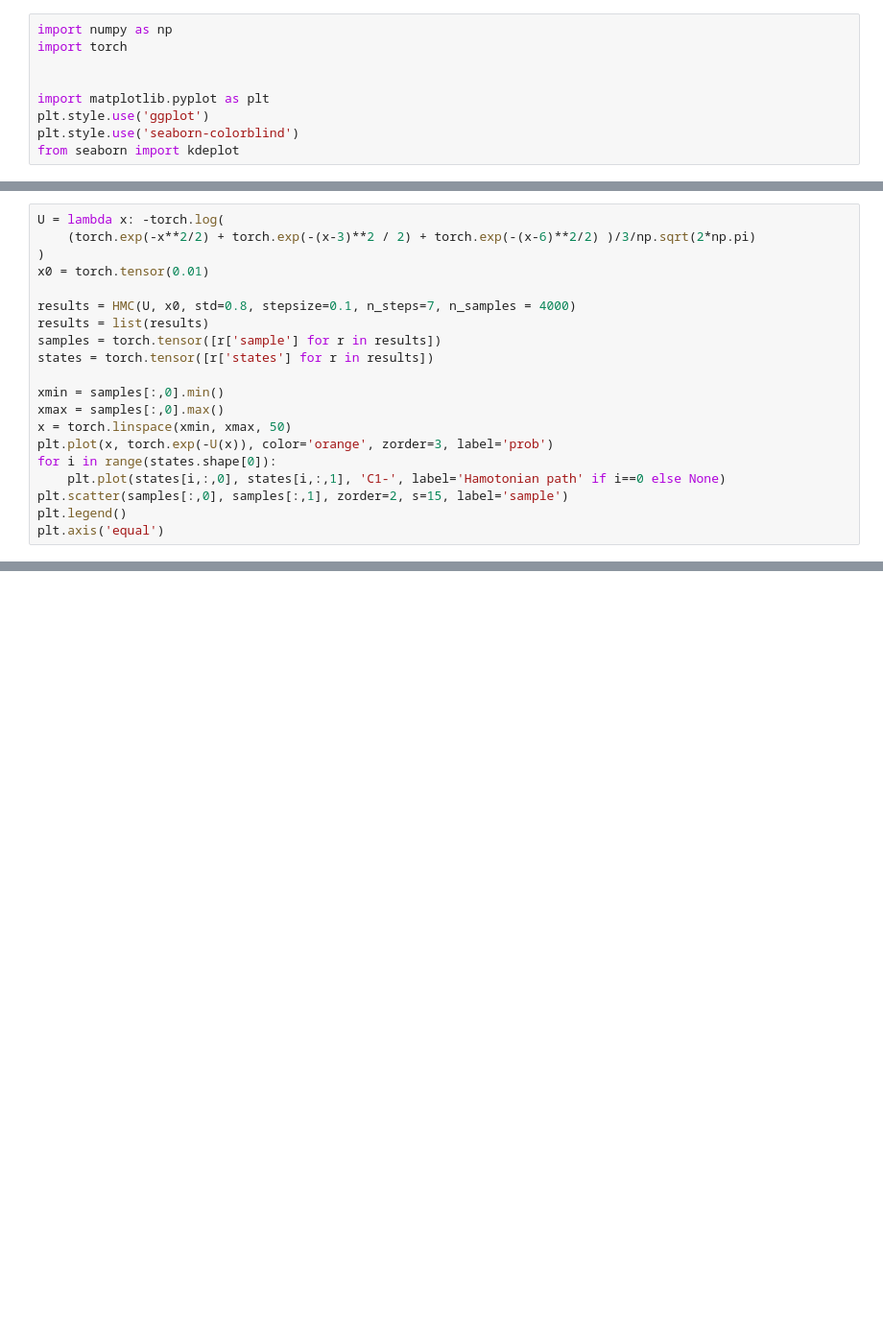
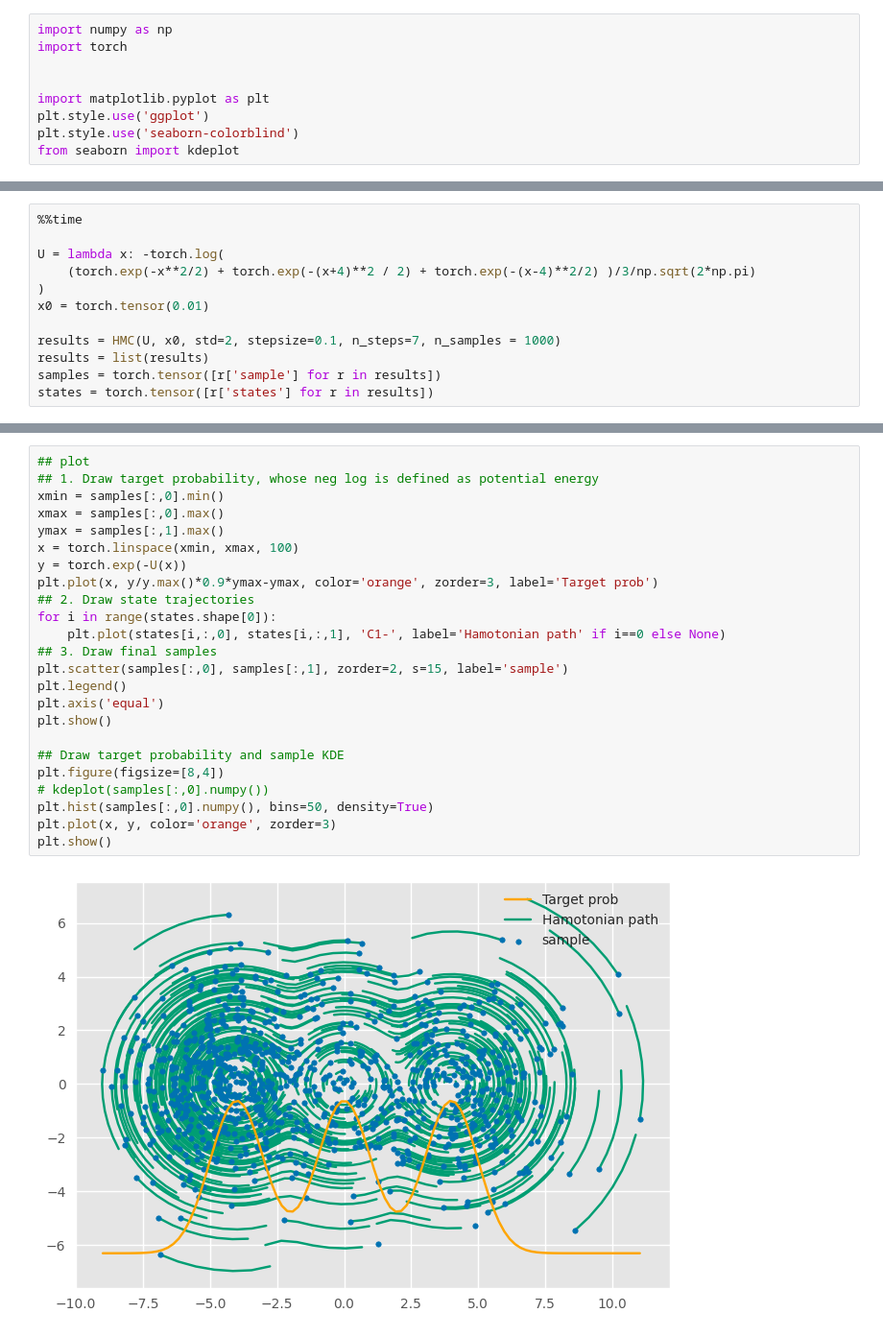
Before and after one commit to tiga1231/hamiltonian-monte-carlo, a Jupyter notebook: main.ipynb, the cells around one changed output, grey strips where cells are left out. Shown: that part at 96% size. Cells and saved outputs as stored; diff of their text form; blank space fills up the shorter version.

```diff
--- a/main.ipynb
+++ b/main.ipynb
@@ -117,21 +128,13 @@ plt.plot(x, torch.exp(-U(x)), color='orange', zorder=3)
 # %%
+%%time
+
 U = lambda x: -torch.log(
-    (torch.exp(-x**2/2) + torch.exp(-(x-3)**2 / 2) + torch.exp(-(x-6)**2/2) )/3/np.sqrt(2*np.pi)
+    (torch.exp(-x**2/2) + torch.exp(-(x+4)**2 / 2) + torch.exp(-(x-4)**2/2) )/3/np.sqrt(2*np.pi)
 )
 x0 = torch.tensor(0.01)
 
-results = HMC(U, x0, std=0.8, stepsize=0.1, n_steps=7, n_samples = 4000)
+results = HMC(U, x0, std=2, stepsize=0.1, n_steps=7, n_samples = 1000)
 results = list(results)
 samples = torch.tensor([r['sample'] for r in results])
 states = torch.tensor([r['states'] for r in results])
-
-xmin = samples[:,0].min()
-xmax = samples[:,0].max()
-x = torch.linspace(xmin, xmax, 50)
-plt.plot(x, torch.exp(-U(x)), color='orange', zorder=3, label='prob')
-for i in range(states.shape[0]):
-    plt.plot(states[i,:,0], states[i,:,1], 'C1-', label='Hamotonian path' if i==0 else None)
-plt.scatter(samples[:,0], samples[:,1], zorder=2, s=15, label='sample')
-plt.legend()
-plt.axis('equal')
 # %% [output]
@@ -142,0 +143,26 @@ plt.axis('equal')
+# %%
+## plot
+## 1. Draw target probability, whose neg log is defined as potential energy
+xmin = samples[:,0].min()
+xmax = samples[:,0].max()
+ymax = samples[:,1].max()
+x = torch.linspace(xmin, xmax, 100)
+y = torch.exp(-U(x))
+plt.plot(x, y/y.max()*0.9*ymax-ymax, color='orange', zorder=3, label='Target prob')
+## 2. Draw state trajectories
+for i in range(states.shape[0]):
+    plt.plot(states[i,:,0], states[i,:,1], 'C1-', label='Hamotonian path' if i==0 else None)
+## 3. Draw final samples
+plt.scatter(samples[:,0], samples[:,1], zorder=2, s=15, label='sample')
+plt.legend()
+plt.axis('equal')
+plt.show()
+
+## Draw target probability and sample KDE
+plt.figure(figsize=[8,4])
+# kdeplot(samples[:,0].numpy())
+plt.hist(samples[:,0].numpy(), bins=50, density=True)
+plt.plot(x, y, color='orange', zorder=3)
+plt.show()
+# %% [output]
+[figure, added]
```
Also changed, not shown: parts of 7 cells of this notebook.
